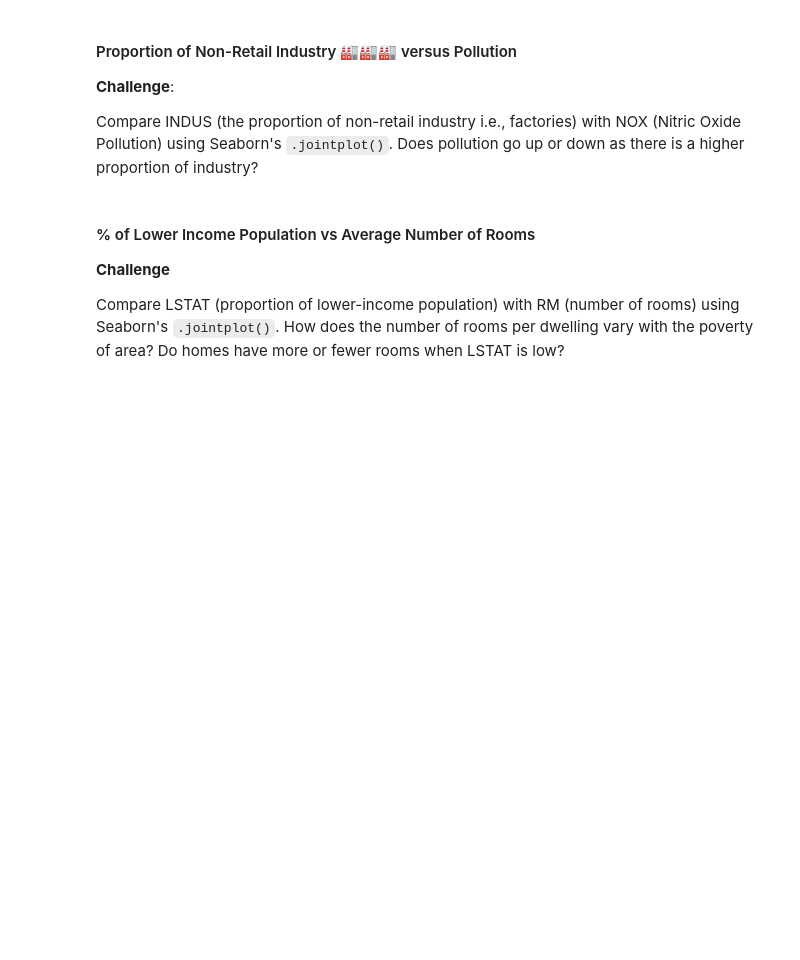
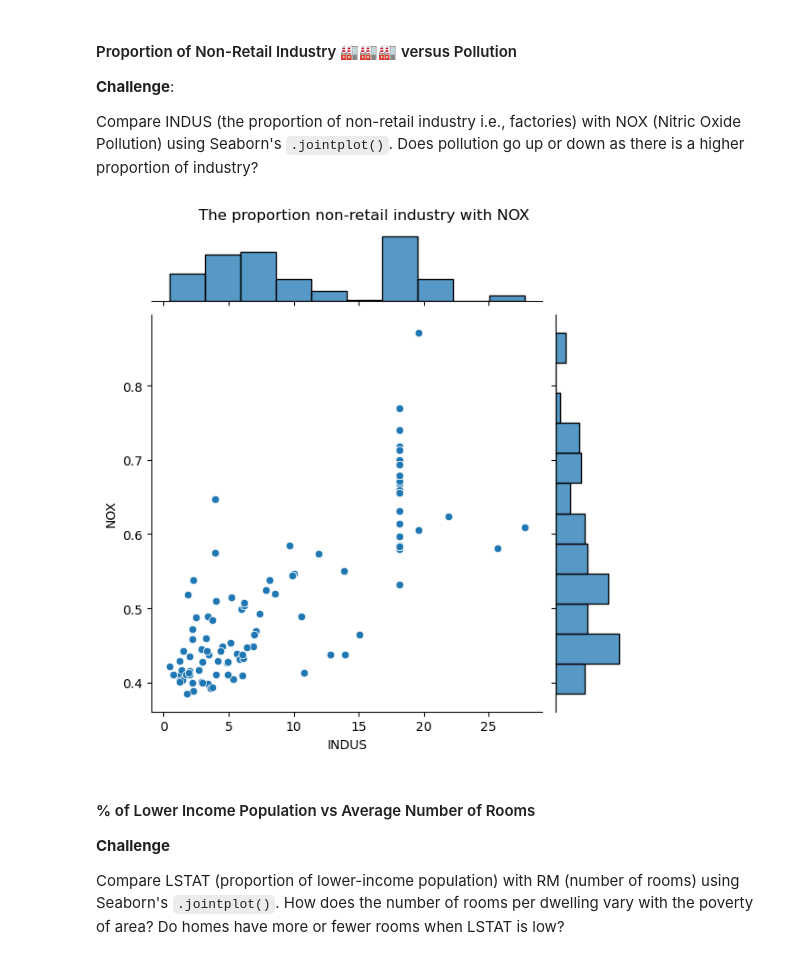
Before and after one commit to Abie221/Multivariable_Regression, a Jupyter notebook: Multivariable_Regression_and_Valuation_Model_(start).ipynb, the cells around one changed output. Drawn from its saved outputs; the diff is of its cells as text; code cells hidden in the pictures; blank space fills up the shorter version.

```diff
--- a/Multivariable_Regression_and_Valuation_Model_(start).ipynb
+++ b/Multivariable_Regression_and_Valuation_Model_(start).ipynb
@@ -244,6 +239,14 @@ Compare DIS (Distance from employment) with NOX (Nitric Oxide Pollution) using S
 **Challenge**:
 
 Compare INDUS (the proportion of non-retail industry i.e., factories) with NOX (Nitric Oxide Pollution) using Seaborn's `.jointplot()`. Does pollution go up or down as there is a higher proportion of industry?
+# %%
+sns.jointplot(data=data, x='INDUS', y='NOX' )
+plt.suptitle('The proportion non-retail industry with NOX', y=1.02)
+
+
+plt.show()
+# %% [output]
+[figure, added]
 # %% [markdown]
 #### % of Lower Income Population vs Average Number of Rooms
 
```
Also changed, not shown: parts of 9 cells of this notebook.
